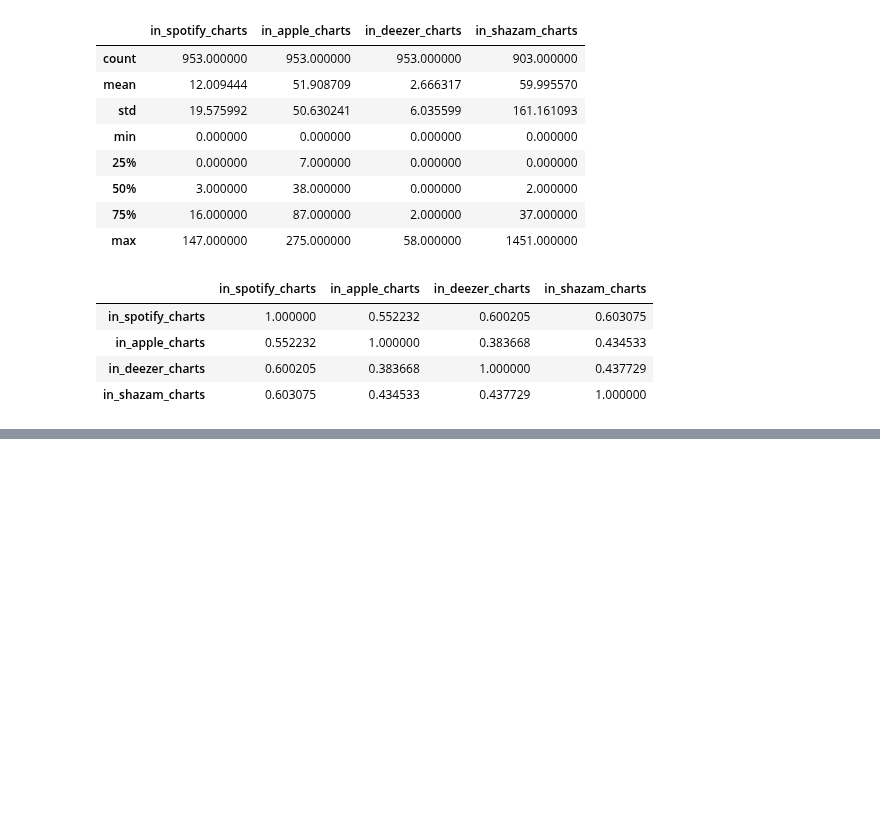
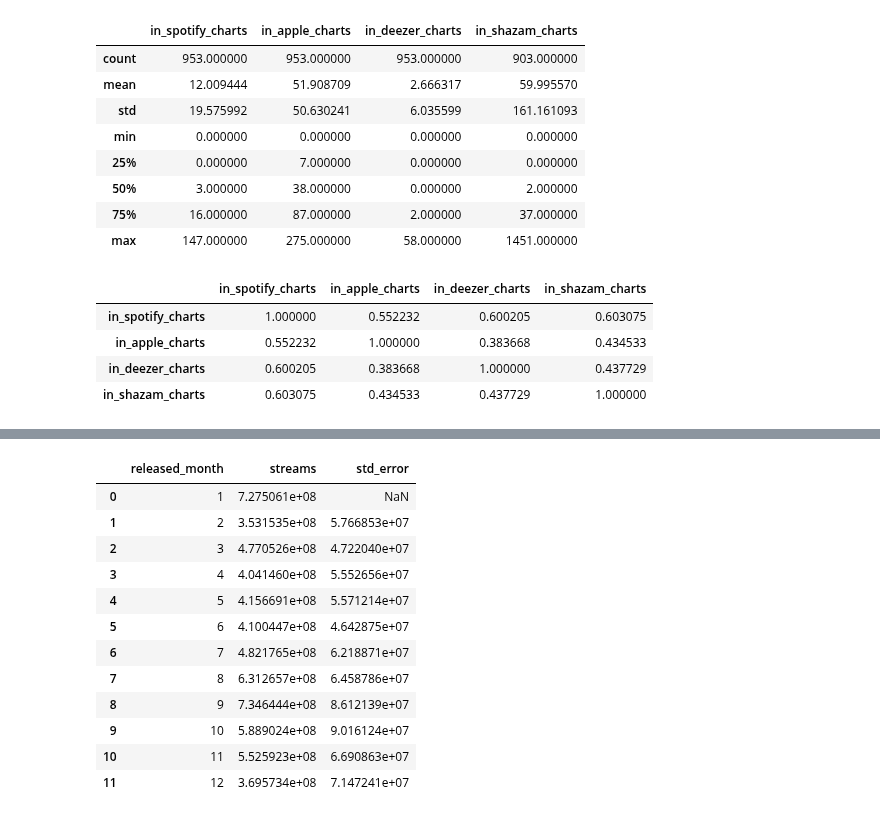
Before and after one commit to JoshuaHildebrand/CMSC320_Project, a Jupyter notebook: Project.ipynb, the cells around one changed output, grey strips where cells are left out. Saved outputs shown, nothing was run; the diff lists cells and outputs as text; code cells hidden in the pictures; blank space fills up the shorter version.

```diff
--- a/Project.ipynb
+++ b/Project.ipynb
@@ -103,0 +173,32 @@ This insight these statistics show is that the count of songs in charts moves to
+# %%
+# Trying to create confidence intervals for ANOVA test, showing confidence
+# intervals might be better than using boxplots since ANOVA tests means not
+# Medians.
+
+
+
+
+df_ANOVA = df[['streams','released_month']]
+
+n = len(df_ANOVA)
+
+t_statistic = stats.t.ppf(0.975, n-1)
+
+df_95conf = df_ANOVA.groupby('released_month')['streams'].mean().reset_index()
+df_95conf['std_error'] = df_ANOVA.groupby('released_month')['streams'].sem()
+
+display(df_95conf)
+# %% [output]
+|  | released_month | streams | std_error |
+| 0 | 1 | 7.275061e+08 | NaN |
+| 1 | 2 | 3.531535e+08 | 5.766853e+07 |
+| 2 | 3 | 4.770526e+08 | 4.722040e+07 |
+| 3 | 4 | 4.041460e+08 | 5.552656e+07 |
+| 4 | 5 | 4.156691e+08 | 5.571214e+07 |
+| 5 | 6 | 4.100447e+08 | 4.642875e+07 |
+| 6 | 7 | 4.821765e+08 | 6.218871e+07 |
+| 7 | 8 | 6.312657e+08 | 6.458786e+07 |
+| 8 | 9 | 7.346444e+08 | 8.612139e+07 |
+| 9 | 10 | 5.889024e+08 | 9.016124e+07 |
+| 10 | 11 | 5.525923e+08 | 6.690863e+07 |
+| 11 | 12 | 3.695734e+08 | 7.147241e+07 |
```
Also changed, not shown: parts of 7 cells of this notebook.
